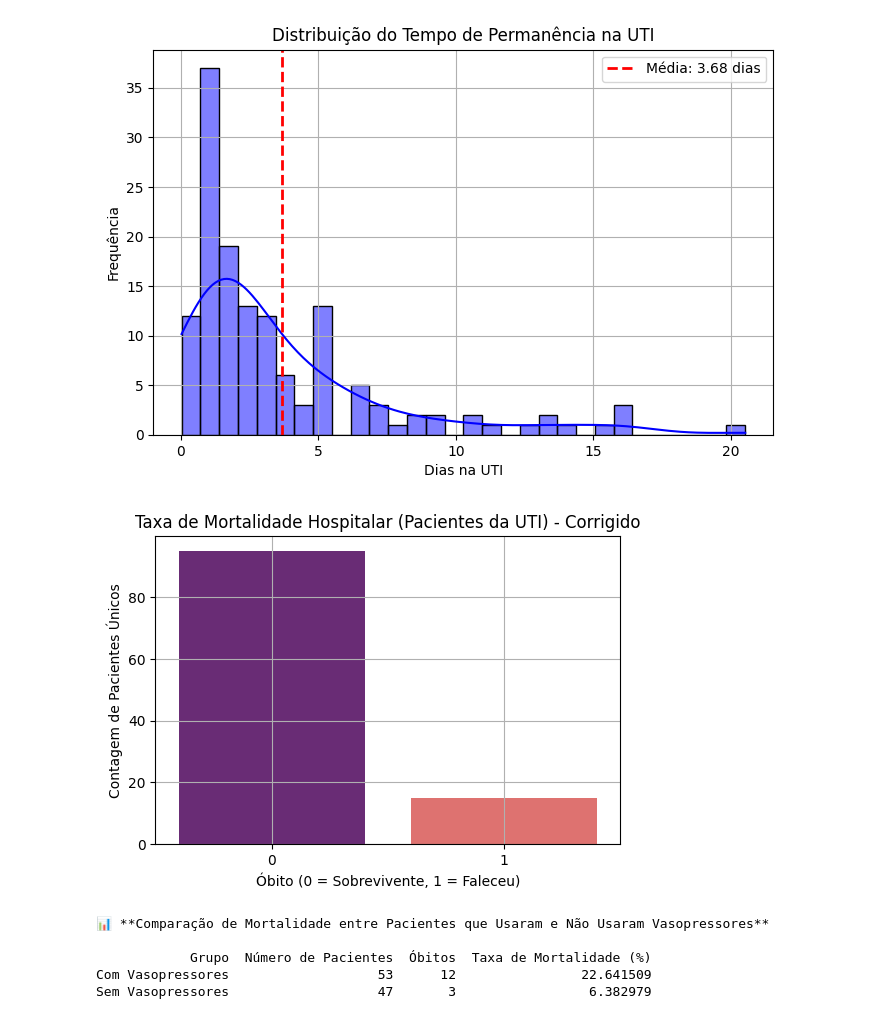
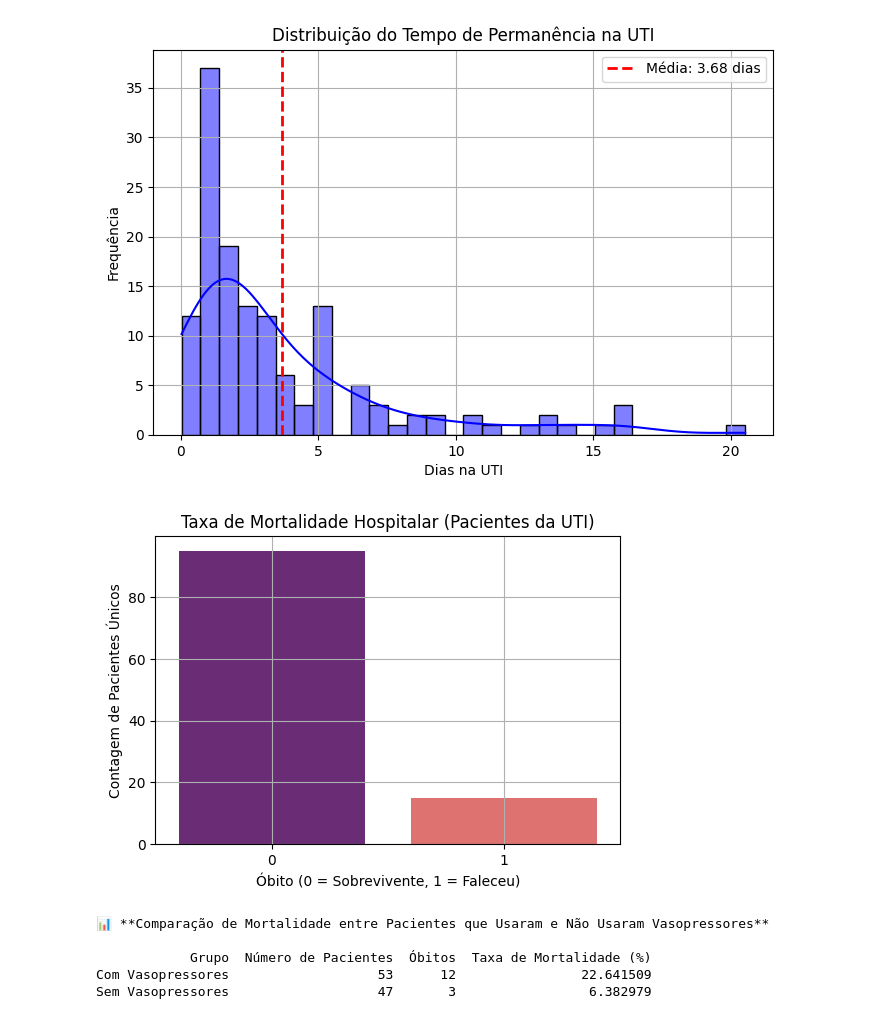
Before and after one commit to lucaspimentab/DesafioUTI, a Jupyter notebook: analise_UTI.ipynb, the cells around one changed output. Drawn from its saved outputs; the diff is of its cells as text; code cells hidden in the pictures.

```diff
--- a/analise_UTI.ipynb
+++ b/analise_UTI.ipynb
@@ -1 +6,27 @@
+# %%
+PASTA_DADOS = "dados_UTI"
+
+# Carregar os arquivos CSV
+arquivos = {
+    arquivo.split('.')[0]: pd.read_csv(os.path.join(PASTA_DADOS, arquivo))
+    for arquivo in os.listdir(PASTA_DADOS) if arquivo.endswith(".csv")
+}
+
+# Atribuir os DataFrames
+admissions_df = arquivos.get("admissions")
+patients_df = arquivos.get("patients")
+prescriptions_df = arquivos.get("prescriptions")
+procedureevents_df = arquivos.get("procedureevents")
+icustays_df = arquivos.get("icustays")
+diagnoses_df = arquivos.get("diagnoses_icd")
+icd_descriptions_df = arquivos.get("d_icd_diagnoses")
+labevents_df = arquivos.get("labevents")
+chartevents_df = arquivos.get("chartevents")
+
+# Converter colunas de tempo para datetime
+admissions_df['admittime'] = pd.to_datetime(admissions_df['admittime'], errors='coerce')
+admissions_df['dischtime'] = pd.to_datetime(admissions_df['dischtime'], errors='coerce')
+icustays_df['intime'] = pd.to_datetime(icustays_df['intime'], errors='coerce')
+icustays_df['outtime'] = pd.to_datetime(icustays_df['outtime'], errors='coerce')
+patients_df['dod'] = pd.to_datetime(patients_df['dod'], errors='coerce')
 # %%
@@ -84,35 +116,35 @@ FileNotFoundError: [Errno 2] No such file or directory: 'admissions.csv'
 plt.figure(figsize=(6, 4))
 sns.countplot(x='gender', data=patients_df, hue='gender', palette="coolwarm", legend=False)
 plt.xlabel("Gênero")
 plt.ylabel("Contagem")
 plt.title("Distribuição de Gênero dos Pacientes na UTI")
 plt.grid(True)
 plt.savefig("distribuicao_genero_uti.png", dpi=300)
 plt.show()
 
-# 📊 **Melhoria: Distribuição do Tempo Médio de Internação na UTI com Linha de Média**
+# 📊 Distribuição do Tempo Médio de Internação na UTI com Linha de Média
 plt.figure(figsize=(8, 5))
 sns.histplot(icustays_df['icu_los'].dropna(), bins=30, kde=True, color="blue")
 plt.axvline(tempo_medio_uti, color='red', linestyle='dashed', linewidth=2, label=f'Média: {tempo_medio_uti:.2f} dias')
 plt.xlabel("Dias na UTI")
 plt.ylabel("Frequência")
 plt.title("Distribuição do Tempo de Permanência na UTI")
 plt.legend()
 plt.grid(True)
 plt.savefig("tempo_medio_internacao_uti.png", dpi=300)
 plt.show()
 
-# 📊 **Taxa de Mortalidade Hospitalar (Apenas Pacientes da UTI) - Corrigido**
+# 📊 Taxa de Mortalidade Hospitalar (Apenas Pacientes da UTI)
 plt.figure(figsize=(6, 4))
 sns.countplot(x='hospital_expire_flag', data=mortalidade_uti_corrigida, hue='hospital_expire_flag', palette="magma", legend=False)
 plt.xlabel("Óbito (0 = Sobrevivente, 1 = Faleceu)")
 plt.ylabel("Contagem de Pacientes Únicos")
-plt.title("Taxa de Mortalidade Hospitalar (Pacientes da UTI) - Corrigido")
+plt.title("Taxa de Mortalidade Hospitalar (Pacientes da UTI)")
 plt.grid(True)
 plt.savefig("mortalidade_uti.png", dpi=300)
 plt.show()
 # %% [output]
 [figure]
 [figure]
-[figure, old version]
+[figure, new version]
 # %%
```
Also changed, not shown: parts of 6 cells of this notebook, 9 other files.
